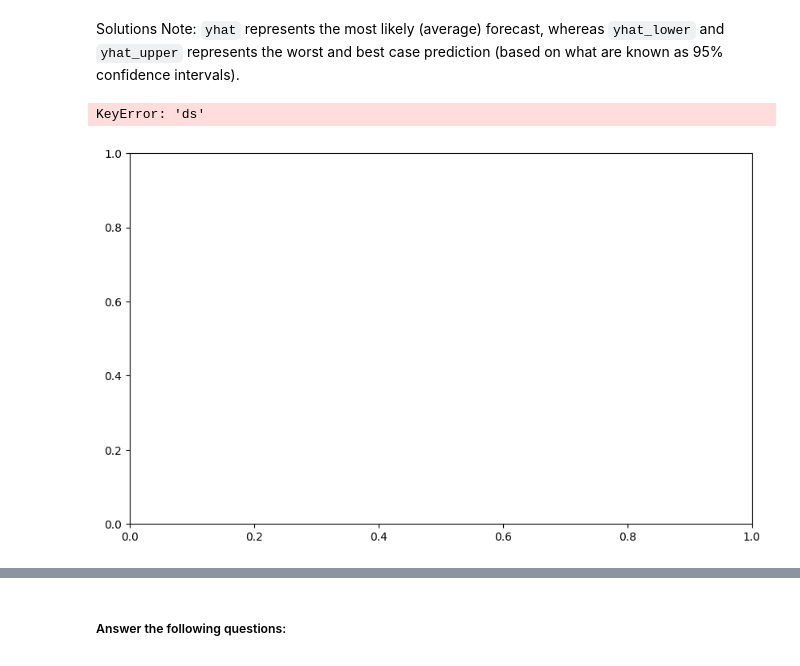
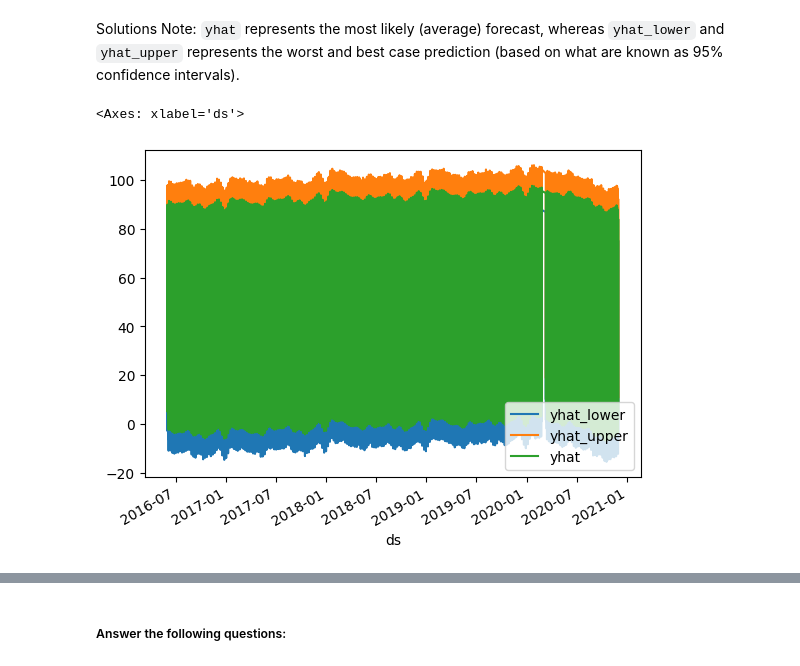
Before and after one commit to inCloset/prophet-challenge, a Jupyter notebook: forecasting_net_prophet.ipynb, the cells around one changed output, grey strips where cells are left out. Cells and saved outputs as stored; diff of their text form; code cells hidden in the pictures.

```diff
--- a/forecasting_net_prophet.ipynb
+++ b/forecasting_net_prophet.ipynb
@@ -585,11 +585,11 @@ forecast_df[['yhat_lower', 'yhat_upper', 'yhat']]
 # %% [markdown]
 Solutions Note: `yhat` represents the most likely (average) forecast, whereas `yhat_lower` and `yhat_upper` represents the worst and best case prediction (based on what are known as 95% confidence intervals).
 # %%
-# From the forecast_mercado_trends DataFrame, plot the data to visualize
-#  the yhat, yhat_lower, and yhat_upper columns over the last 2000 hours
-model.plot(forecast_df[['yhat_lower', 'yhat_upper', 'yhat']])
+    # From the forecast_mercado_trends DataFrame, plot the data to visualize
+    #  the yhat, yhat_lower, and yhat_upper columns over the last 2000 hours
+forecast_df[['yhat_lower', 'yhat_upper', 'yhat']].plot()
 # %% [output]
-KeyError: 'ds'
+<Axes: xlabel='ds'>
-[figure, old version]
+[figure, new version]
 # %%
 # Reset the index in the forecast_mercado_trends DataFrame
```
Also changed, not shown: parts of 1 cell of this notebook.
